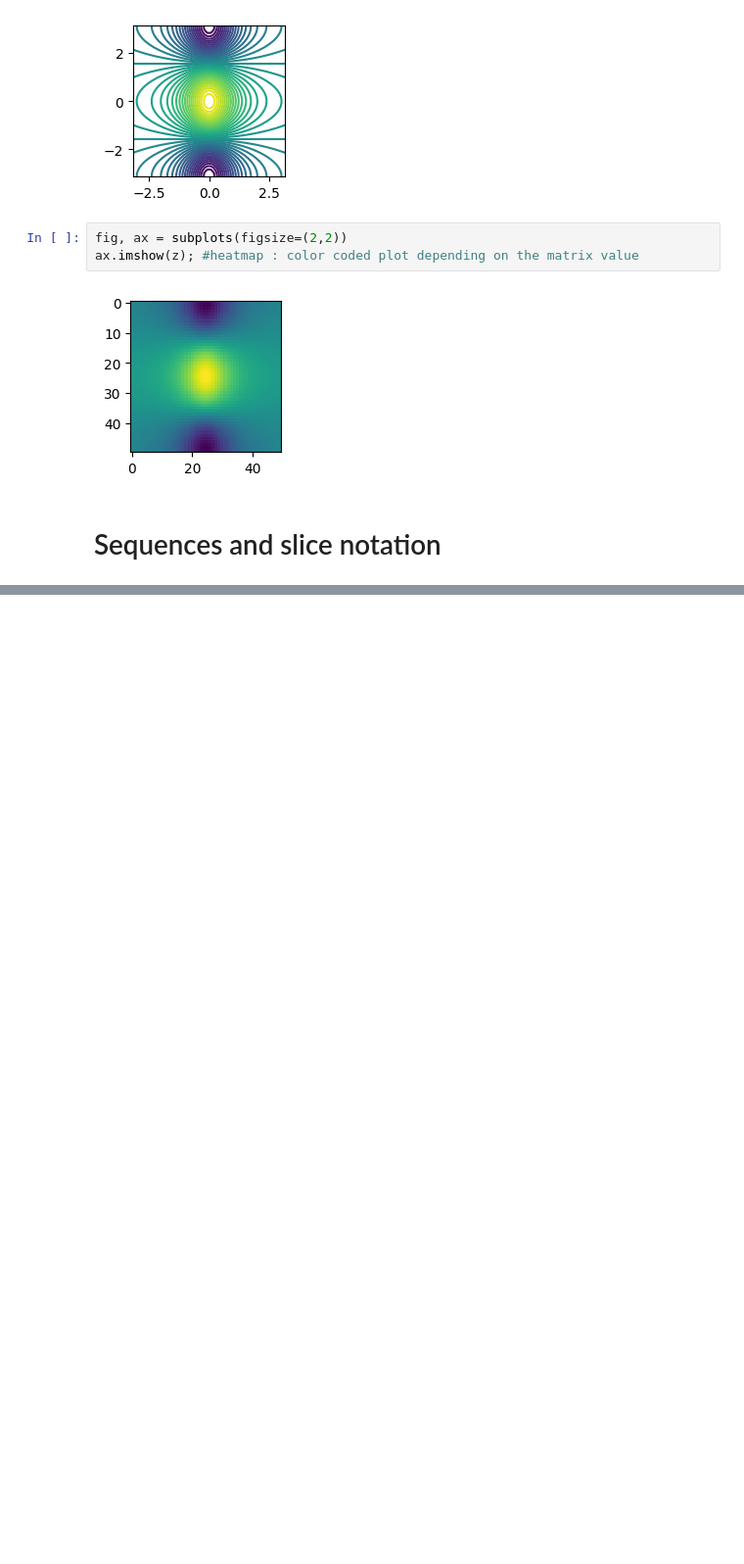
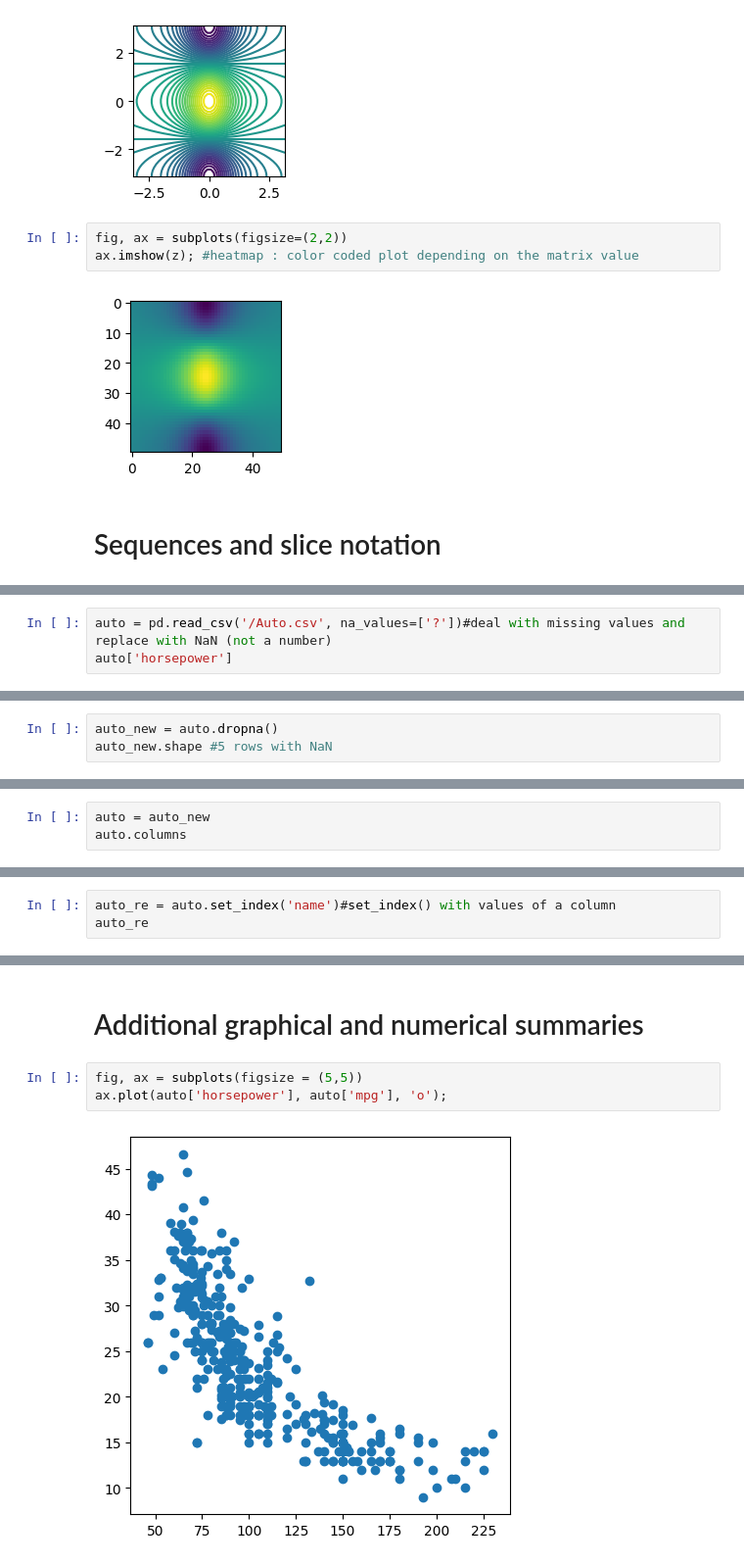
Before and after one commit to audedpt/Statistical_Learning, a Jupyter notebook: Python_review.ipynb, the cells around one changed output, grey strips where cells are left out. Shown at 98% size. Cells and saved outputs as stored; diff of their text form; blank space fills up the shorter version.

```diff
--- a/Python_review.ipynb
+++ b/Python_review.ipynb
@@ -371,0 +568,3 @@ ax.imshow(z); #heatmap : color coded plot depending on the matrix value
+# %%
+auto = pd.read_csv('/Auto.csv', na_values=['?'])#deal with missing values and replace with NaN (not a number)
+auto['horsepower']
@@ -371,0 +592,3 @@ ax.imshow(z); #heatmap : color coded plot depending on the matrix value
+# %%
+auto_new = auto.dropna()
+auto_new.shape #5 rows with NaN
@@ -371,0 +599,3 @@ ax.imshow(z); #heatmap : color coded plot depending on the matrix value
+# %%
+auto = auto_new
+auto.columns
@@ -371,0 +691,3 @@ ax.imshow(z); #heatmap : color coded plot depending on the matrix value
+# %%
+auto_re = auto.set_index('name')#set_index() with values of a column
+auto_re
@@ -371,0 +903,7 @@ ax.imshow(z); #heatmap : color coded plot depending on the matrix value
+# %% [markdown]
+# Additional graphical and numerical summaries
+# %%
+fig, ax = subplots(figsize = (5,5))
+ax.plot(auto['horsepower'], auto['mpg'], 'o');
+# %% [output]
+[figure, added]
```
Also changed, not shown: parts of 77 cells of this notebook.
